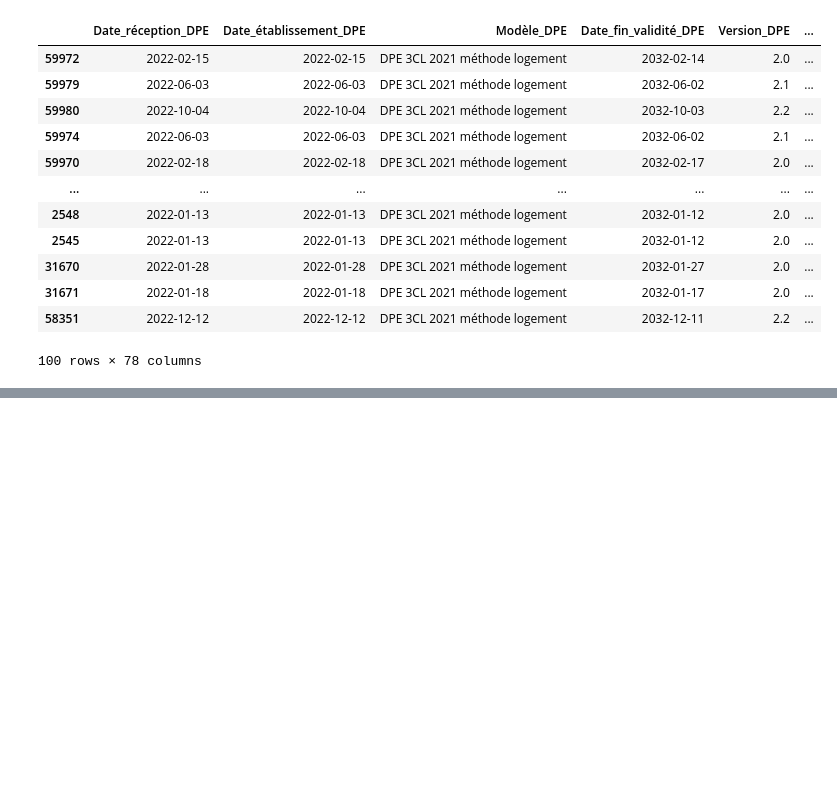
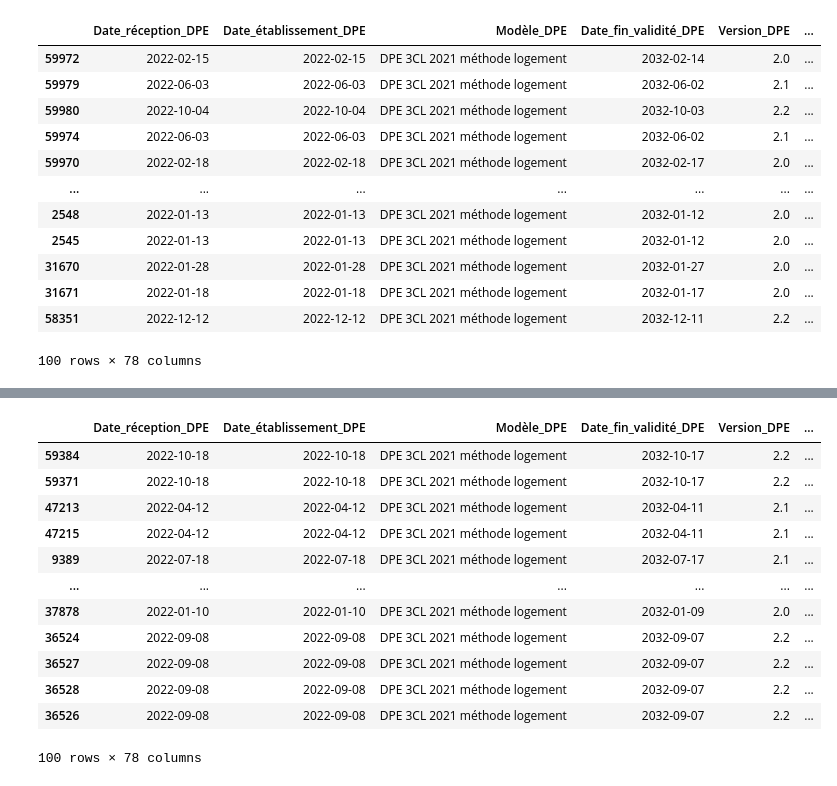
Before and after one commit to isaurepillet/STATAPP, a Jupyter notebook: matching.ipynb, the cells around one changed output, grey strips where cells are left out. Cells and saved outputs as stored; diff of their text form; code cells hidden in the pictures; blank space fills up the shorter version.

Commit message:
modification fonction drop duplicates

```diff
--- a/matching.ipynb
+++ b/matching.ipynb
@@ -217,0 +218,28 @@ print(len(result_df))
+# %%
+df_final = pd.read_csv("testfinal.csv")
+
+# Identifier les doublons (conservés malgré le drop dans le script précédent ?)
+doublons1 = df_final[df_final.duplicated(
+    subset=['Date_réception_DPE', 'Adresse_Normalisee', 'Surface_habitable_logement', 'Valeur fonciere', 'N°_étage_appartement', 'Etiquette_DPE', "Complément_d'adresse_logement"],
+    keep=False
+)]
+# %%
+from IPython.display import display
+pd.set_option('display.max_columns', None)
+
+
+display(doublons1.sort_values(by='Adresse_Normalisee').head(100))
+# %% [output]
+|  | Date_réception_DPE | Date_établissement_DPE | Modèle_DPE | Date_fin_validité_DPE | Version_DPE | ... |
+| 59384 | 2022-10-18 | 2022-10-18 | DPE 3CL 2021 méthode logement | 2032-10-17 | 2.2 | ... |
+| 59371 | 2022-10-18 | 2022-10-18 | DPE 3CL 2021 méthode logement | 2032-10-17 | 2.2 | ... |
+| 47213 | 2022-04-12 | 2022-04-12 | DPE 3CL 2021 méthode logement | 2032-04-11 | 2.1 | ... |
+| 47215 | 2022-04-12 | 2022-04-12 | DPE 3CL 2021 méthode logement | 2032-04-11 | 2.1 | ... |
+| 9389 | 2022-07-18 | 2022-07-18 | DPE 3CL 2021 méthode logement | 2032-07-17 | 2.1 | ... |
+| ... | ... | ... | ... | ... | ... | ... |
+| 37878 | 2022-01-10 | 2022-01-10 | DPE 3CL 2021 méthode logement | 2032-01-09 | 2.0 | ... |
+| 36524 | 2022-09-08 | 2022-09-08 | DPE 3CL 2021 méthode logement | 2032-09-07 | 2.2 | ... |
+| 36527 | 2022-09-08 | 2022-09-08 | DPE 3CL 2021 méthode logement | 2032-09-07 | 2.2 | ... |
+| 36528 | 2022-09-08 | 2022-09-08 | DPE 3CL 2021 méthode logement | 2032-09-07 | 2.2 | ... |
+| 36526 | 2022-09-08 | 2022-09-08 | DPE 3CL 2021 méthode logement | 2032-09-07 | 2.2 | ... |
+100 rows × 78 columns
```
Also changed, not shown: parts of 2 cells of this notebook.
